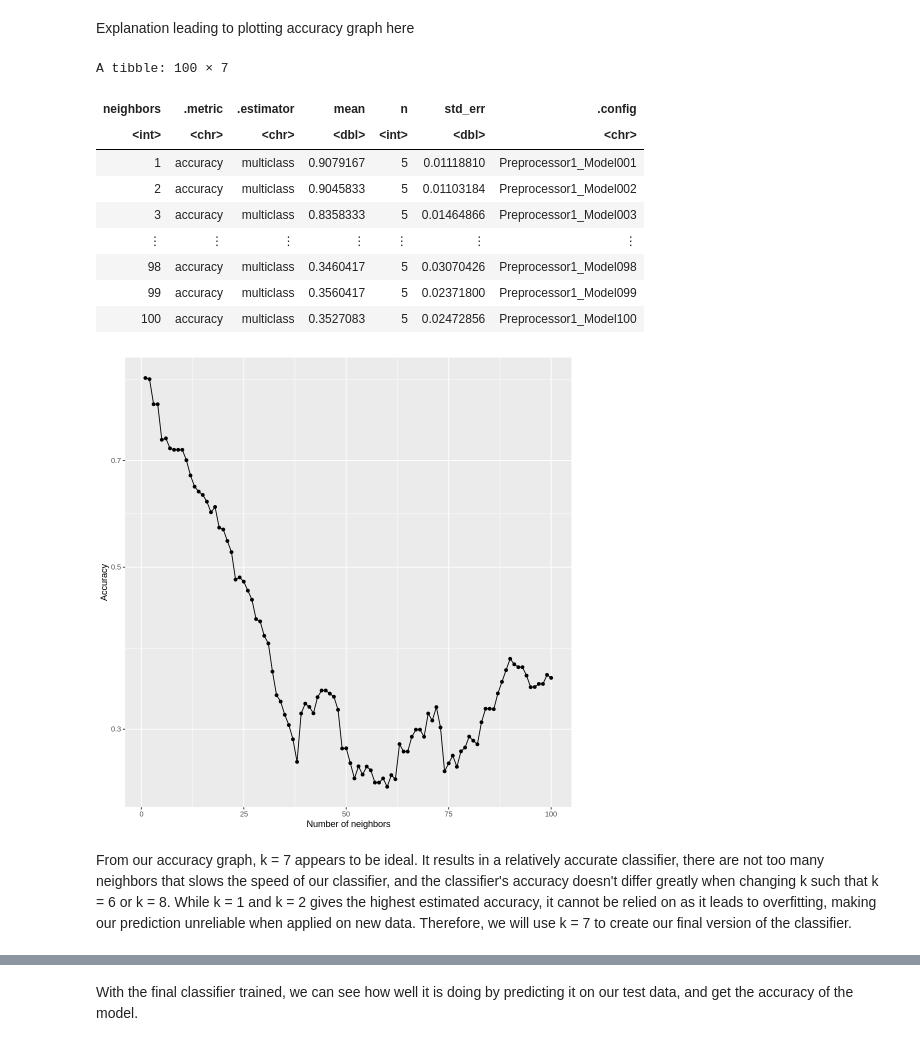
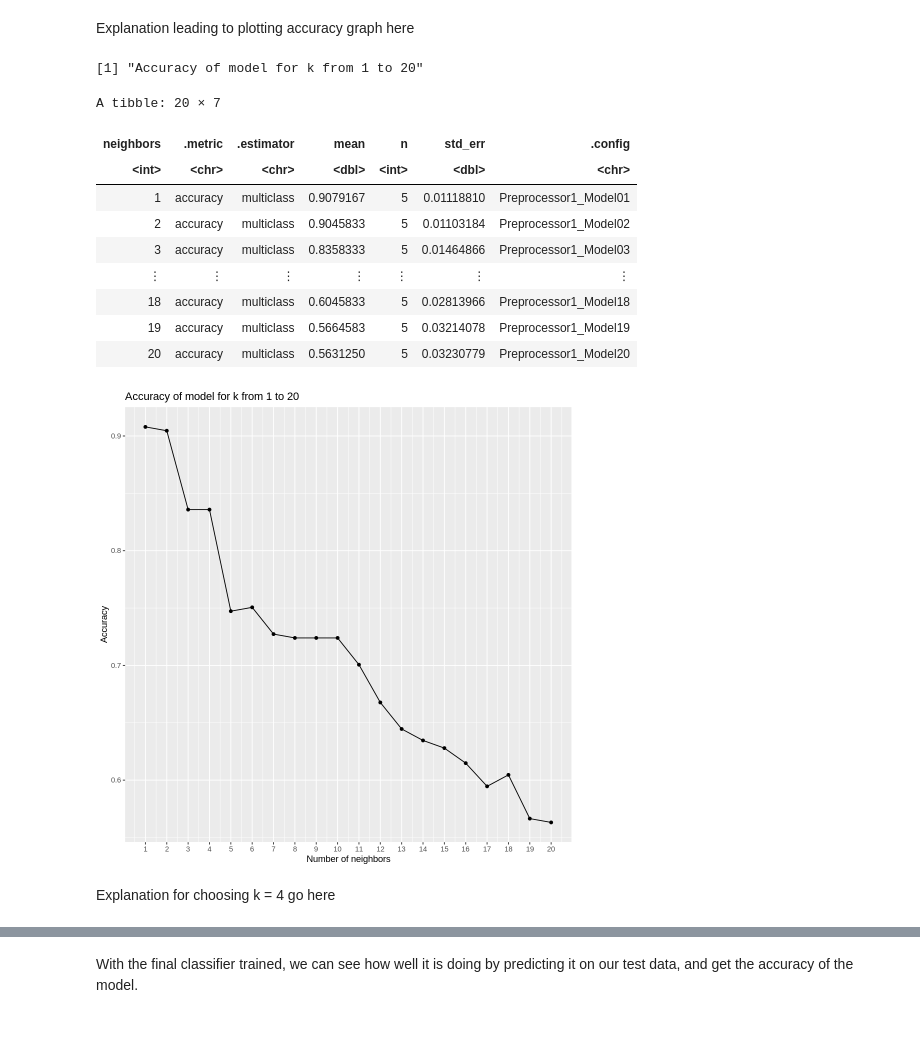
Before and after one commit to beandumplings/dsci_100_group143_project, a Jupyter notebook: Group143_Project.ipynb, the cells around one changed output, grey strips where cells are left out. Drawn from its saved outputs; the diff is of its cells as text; code cells hidden in the pictures.

```diff
--- a/Group143_Project.ipynb
+++ b/Group143_Project.ipynb
@@ -162,6 +175,8 @@ Explanation leading to workflow here
 # %%
 set.seed(2022)
 
+# declaration of the max value of neighbor
+max_neighbor_val = 20
 # create spec
 knn_spec <- nearest_neighbor(weight_func = "rectangular", neighbors = tune()) |>
             set_engine("kknn") |>
@@ -170,7 +185,7 @@ knn_spec <- nearest_neighbor(weight_func = "rectangular", neighbors = tune()) |>
 # cross-validation, 5 folds
 heart_vfold <- vfold_cv(upscaled_data, v = 5, strata = cp)
 
-k_vals <- tibble(neighbors = seq(from = 1, to = 100))
+k_vals <- tibble(neighbors = seq(from = 1, to = max_neighbor_val))
 
 # create the centering / scaling recipe
 uc_recipe <- recipe(cp ~ trestbps + chol, data = upscaled_data) |>
@@ -186,29 +201,32 @@ knn_results <- workflow() |>
 Explanation leading to plotting accuracy graph here
 # %%
 accuracies <- knn_results |> filter(.metric == "accuracy")
+
+
+accuracies_plot <- accuracies |> ggplot(aes(x = neighbors, y = mean)) +
+                                 labs(x = "Number of neighbors", y = "Accuracy", title = "Accuracy of model for k from 1 to 20") +
+                                 geom_point() +
+                                 geom_line() +
+                                 scale_x_continuous(breaks = 1:max_neighbor_val)
+paste("Accuracy of model for k from 1 to 20")
 accuracies
 
-accuracies_plot <- accuracies |> ggplot(aes(x = neighbors, y = mean)) +
-                                 labs(x = "Number of neighbors", y = "Accuracy") +
-                                 geom_point() +
-                                 geom_line() +
-                                 scale_y_log10()
-
 accuracies_plot
 # %% [output]
-A tibble: 100 × 7
+[1] "Accuracy of model for k from 1 to 20"
+A tibble: 20 × 7
 | neighbors | .metric | .estimator | mean | n | std_err | .config |
 | <int> | <chr> | <chr> | <dbl> | <int> | <dbl> | <chr> |
-| 1 | accuracy | multiclass | 0.9079167 | 5 | 0.01118810 | Preprocessor1_Model001 |
-| 2 | accuracy | multiclass | 0.9045833 | 5 | 0.01103184 | Preprocessor1_Model002 |
-| 3 | accuracy | multiclass | 0.8358333 | 5 | 0.01464866 | Preprocessor1_Model003 |
+| 1 | accuracy | multiclass | 0.9079167 | 5 | 0.01118810 | Preprocessor1_Model01 |
+| 2 | accuracy | multiclass | 0.9045833 | 5 | 0.01103184 | Preprocessor1_Model02 |
+| 3 | accuracy | multiclass | 0.8358333 | 5 | 0.01464866 | Preprocessor1_Model03 |
 | ⋮ | ⋮ | ⋮ | ⋮ | ⋮ | ⋮ | ⋮ |
-| 98 | accuracy | multiclass | 0.3460417 | 5 | 0.03070426 | Preprocessor1_Model098 |
-| 99 | accuracy | multiclass | 0.3560417 | 5 | 0.02371800 | Preprocessor1_Model099 |
-| 100 | accuracy | multiclass | 0.3527083 | 5 | 0.02472856 | Preprocessor1_Model100 |
+| 18 | accuracy | multiclass | 0.6045833 | 5 | 0.02813966 | Preprocessor1_Model18 |
+| 19 | accuracy | multiclass | 0.5664583 | 5 | 0.03214078 | Preprocessor1_Model19 |
+| 20 | accuracy | multiclass | 0.5631250 | 5 | 0.03230779 | Preprocessor1_Model20 |
-[figure, old version]
+[figure, new version]
 # %% [markdown]
-From our accuracy graph, k = 7 appears to be ideal. It results in a relatively accurate classifier, there are not too many neighbors that slows the speed of our classifier, and the classifier's accuracy doesn't differ greatly when changing k such that k = 6 or k = 8. While k = 1 and k = 2 gives the highest estimated accuracy, it cannot be relied on as it leads to overfitting, making our prediction unreliable when applied on new data. Therefore, we will use k = 7 to create our final version of the classifier.
+Explanation for choosing k = 4 go here
 # %%
 set.seed(2022)
 # Making final classifier
```
Also changed, not shown: parts of 6 cells of this notebook.
